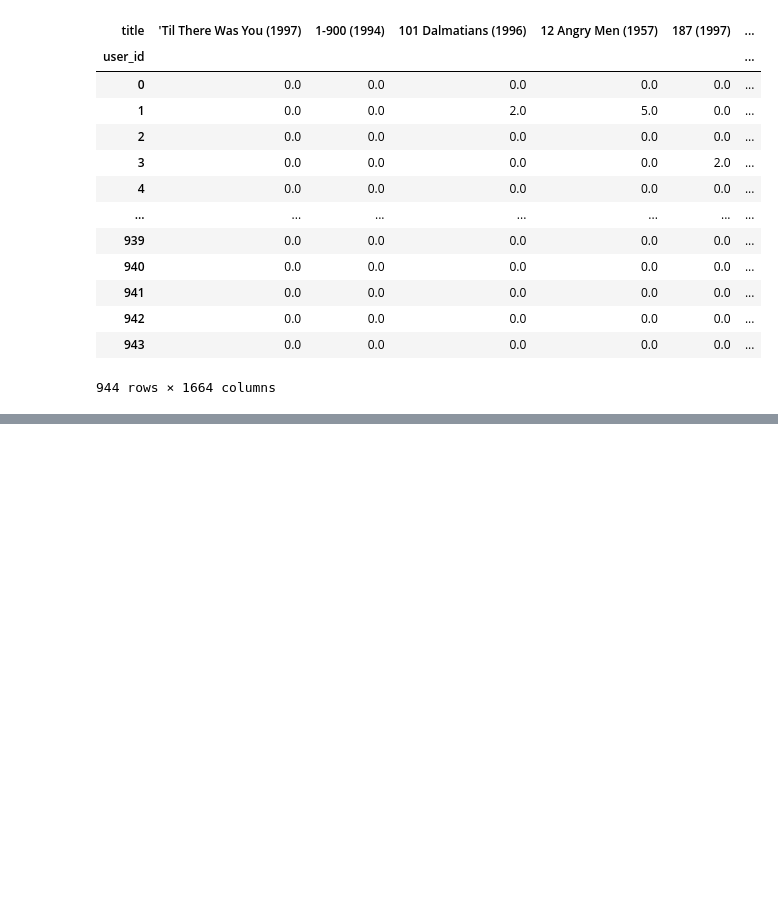
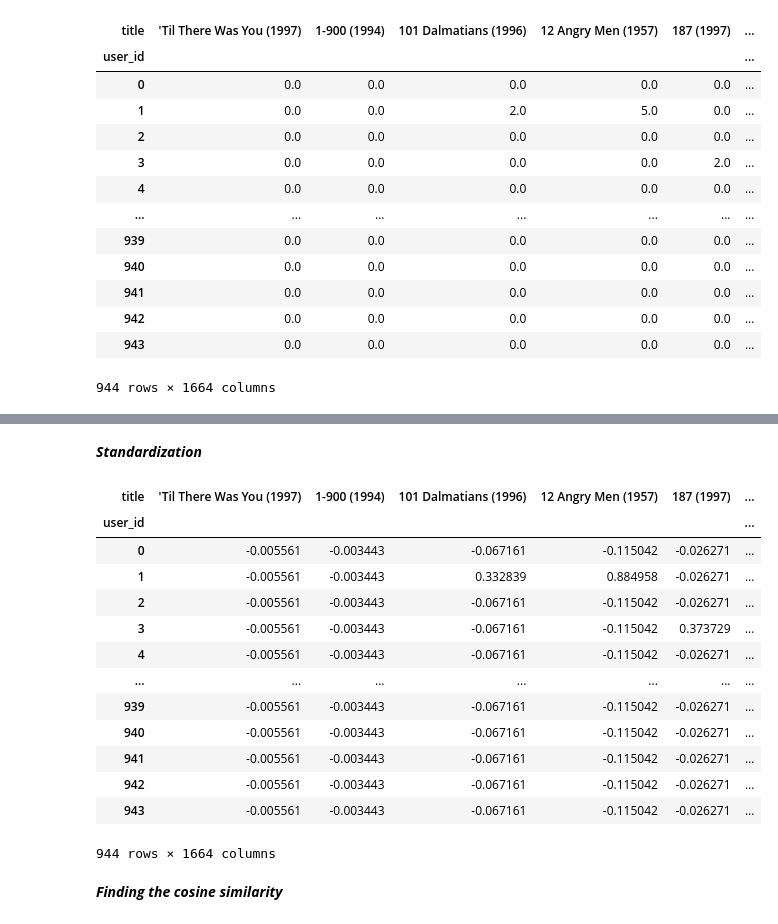
Before and after one commit to Zaq00/Movie-Recomender-System, a Jupyter notebook: model.ipynb, the cells around one changed output, grey strips where cells are left out. Saved outputs shown, nothing was run; the diff lists cells and outputs as text; code cells hidden in the pictures; blank space fills up the shorter version.

Commit message:
The commit inlcudes the following chnages: -> The bug fix in fillinf NaN values -> The standardization of the ratings in matrix

```diff
--- a/model.ipynb
+++ b/model.ipynb
@@ -151,7 +151,8 @@ Length: 1664, dtype: int64
 # %% [markdown]
 ***Filling NaN values with 0***
 # %%
-Movie_Rating.fillna(0)
+Movie_Rating = Movie_Rating.fillna(0)
+Movie_Rating
 # %% [output]
 | title | 'Til There Was You (1997) | 1-900 (1994) | 101 Dalmatians (1996) | 12 Angry Men (1957) | 187 (1997) | ... |
 | user_id |  |  |  |  |  | ... |
@@ -169,0 +187,2 @@ Movie_Rating.fillna(0)
+# %% [markdown]
+***Standardization***
@@ -169,0 +191,25 @@ Movie_Rating.fillna(0)
+# %%
+def standardizor(row):
+    new_row = (row - row.mean()) / (row.max() - row.min())
+    return new_row
+
+
+Movie_Rating = Movie_Rating.apply(standardizor)
+Movie_Rating
+# %% [output]
+| title | 'Til There Was You (1997) | 1-900 (1994) | 101 Dalmatians (1996) | 12 Angry Men (1957) | 187 (1997) | ... |
+| user_id |  |  |  |  |  | ... |
+| 0 | -0.005561 | -0.003443 | -0.067161 | -0.115042 | -0.026271 | ... |
+| 1 | -0.005561 | -0.003443 | 0.332839 | 0.884958 | -0.026271 | ... |
+| 2 | -0.005561 | -0.003443 | -0.067161 | -0.115042 | -0.026271 | ... |
+| 3 | -0.005561 | -0.003443 | -0.067161 | -0.115042 | 0.373729 | ... |
+| 4 | -0.005561 | -0.003443 | -0.067161 | -0.115042 | -0.026271 | ... |
+| ... | ... | ... | ... | ... | ... | ... |
+| 939 | -0.005561 | -0.003443 | -0.067161 | -0.115042 | -0.026271 | ... |
+| 940 | -0.005561 | -0.003443 | -0.067161 | -0.115042 | -0.026271 | ... |
+| 941 | -0.005561 | -0.003443 | -0.067161 | -0.115042 | -0.026271 | ... |
+| 942 | -0.005561 | -0.003443 | -0.067161 | -0.115042 | -0.026271 | ... |
+| 943 | -0.005561 | -0.003443 | -0.067161 | -0.115042 | -0.026271 | ... |
+944 rows × 1664 columns
+# %% [markdown]
+***Finding the cosine similarity***
```
Also changed, not shown: parts of 5 cells of this notebook.
